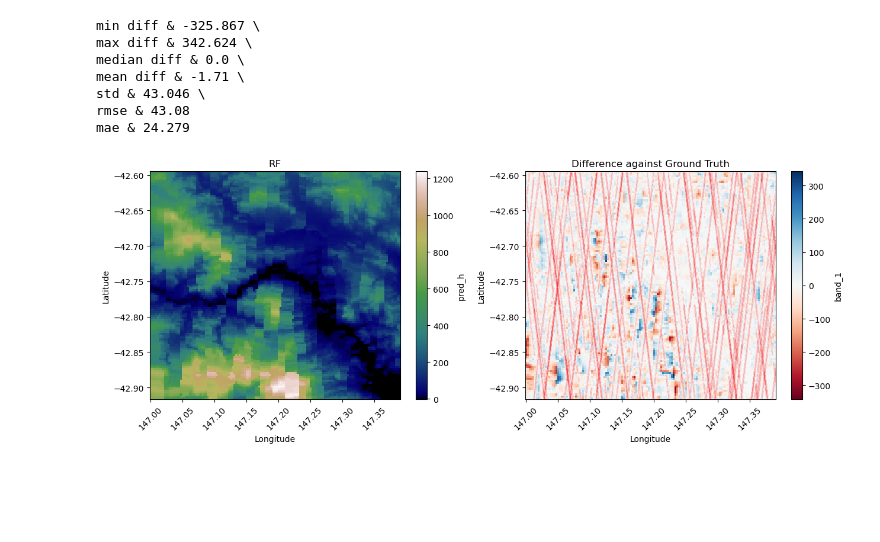
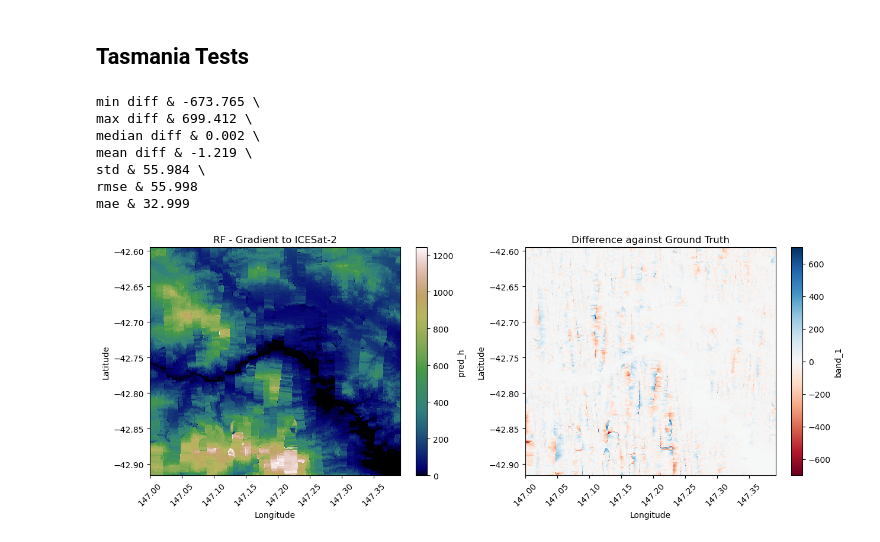
Before and after one commit to leowlk/RF_Terrain, a Jupyter notebook: notebooks/rf_analysis3.ipynb, the cells around one changed output. Saved outputs shown, nothing was run; the diff lists cells and outputs as text; code cells hidden in the pictures; blank space fills up the shorter version.

```diff
--- a/notebooks/rf_analysis3.ipynb
+++ b/notebooks/rf_analysis3.ipynb
@@ -87,23 +87,21 @@ class Analysis:
             x=slice(self.gnd['x'].min()+0.0, self.gnd['x'].max()-0.0),
             y=slice(self.gnd['y'].min()+0.0, self.gnd['y'].max()-0.0)
             )
+
         self.inp.band_1.plot(cmap='gist_earth', ax=axes[0],
                                      vmin=self.inp.band_1.min(),
                                      vmax=self.inp.band_1.max())
-
-
         self.diff.band_1.plot(cmap='RdBu', ax=axes[1])
 
         for ax in axes:
             ax.tick_params(axis='x', rotation=45)
             ax.set_xlabel('Longitude')
             ax.set_ylabel('Latitude')
-
         if icesat=='on':
-            plt.scatter(self.icesat['lon'], self.icesat['lat'], marker='.', c='r', s=0.3, label='ICESat Points', alpha=0.2)
+            axes[0].scatter(self.icesat['lon'], self.icesat['lat'], marker='.', c='red', s=1, label='ICESat Points', alpha=0.3)
+            axes[1].scatter(self.icesat['lon'], self.icesat['lat'], marker='.', c='red', s=1, label='ICESat Points', alpha=0.3)
         else:
             pass
-
         axes[0].set_title(chart_title)
         axes[1].set_title('Difference against Ground Truth')
 
@@ -137,19 +135,21 @@ class Analysis:
     def plot4(self):
         plt.scatter(self.icesat['lon'], self.icesat['lat'], marker='.', c='green', s=0.1, label='ICESat Points', alpha=0.2)
         plt.show(chart_title='asdf')
+# %% [markdown]
+## Tasmania Tests
 # %%
 AU_truth = '../ICESAT/tasmania/gnd_dem_01.tif'
 pred = r"../ICESAT/tasmania/results/tasmania__geometricOnly.tif"
-res = '../ICESAT/tasmania/results/tasmania_tasman_samples4.tif'
+# res = '../ICESAT/tasmania/results/tasmania_1-slope.tif'
 laplace = '../ICESAT/tasmania/interpolation/interpSamples_laplace.tif'
 tester = Analysis(pred, AU_truth, icesat_path=r"../ICESAT/tasmania/tasmania_g.csv")
-tester.plot2(chart_title="RF", icesat='on')
+tester.plot2(chart_title="RF - Gradient to ICESat-2", icesat='off')
 # %% [output]
-min diff & -325.867 \
-max diff & 342.624 \
-median diff & 0.0 \
-mean diff & -1.71 \
-std & 43.046 \
-rmse & 43.08
-mae & 24.279
+min diff & -673.765 \
+max diff & 699.412 \
+median diff & 0.002 \
+mean diff & -1.219 \
+std & 55.984 \
+rmse & 55.998
+mae & 32.999
-[figure, old version]
+[figure, new version]
```
Also changed, not shown: parts of 2 cells of this notebook, 10 other files.
